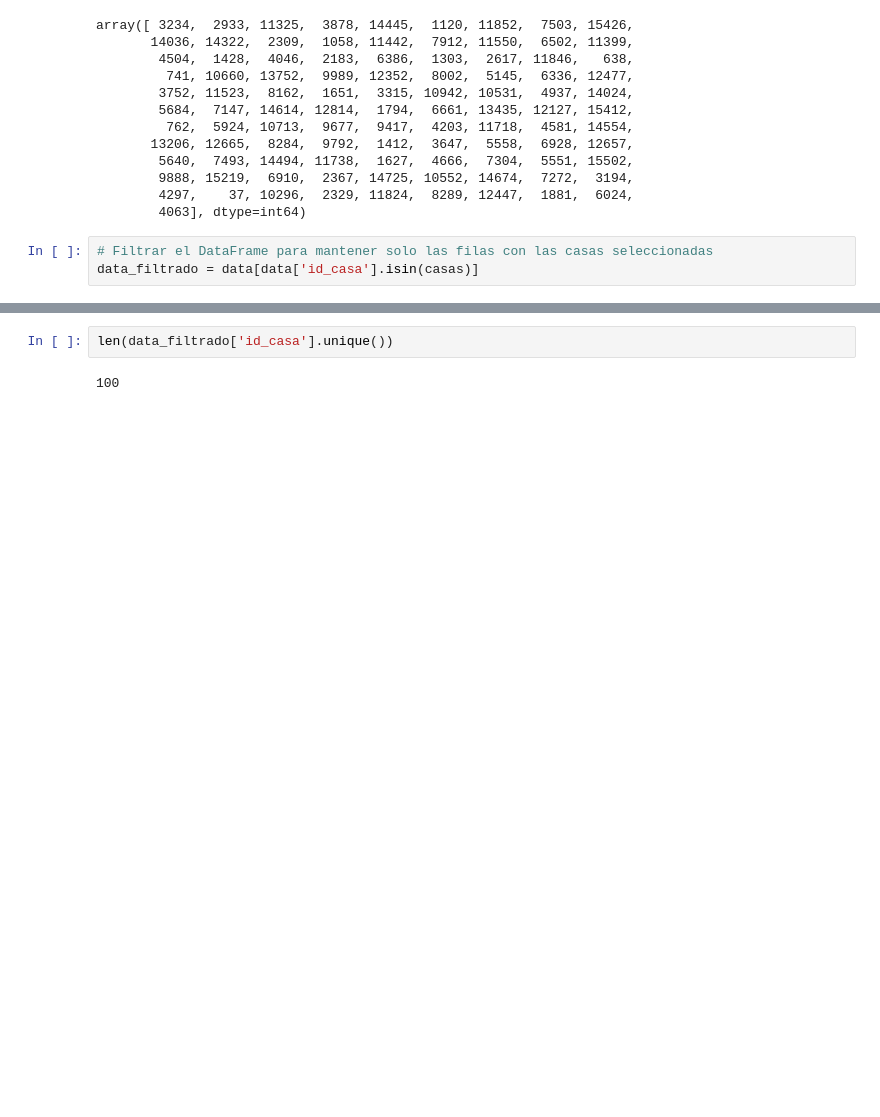
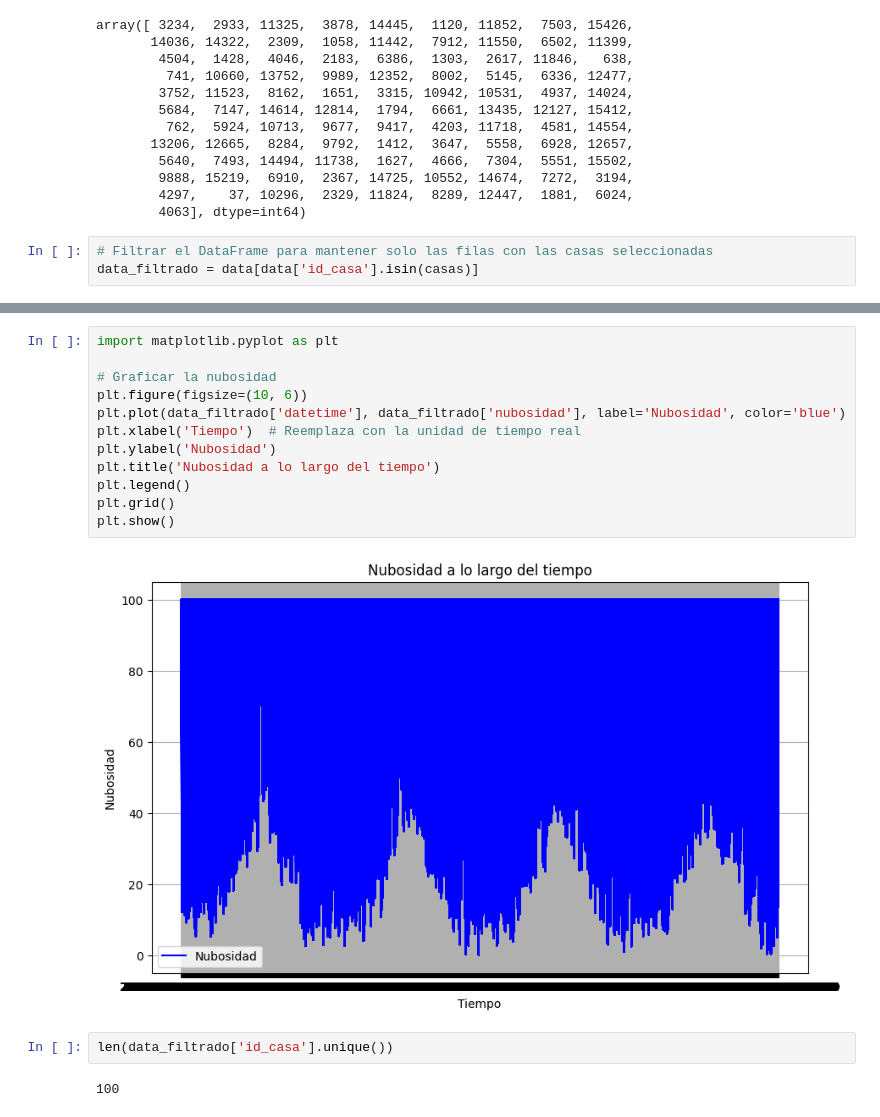
Before and after one commit to hypergalois/SmartGridsAI, a Jupyter notebook: reinceforcement_learning/prepreocesamiento.ipynb, the cells around one changed output, grey strips where cells are left out. Drawn from its saved outputs; the diff is of its cells as text; blank space fills up the shorter version.

```diff
--- a/reinceforcement_learning/prepreocesamiento.ipynb
+++ b/reinceforcement_learning/prepreocesamiento.ipynb
@@ -49,3 +66,17 @@ data_filtrado = data[data['id_casa'].isin(casas)]
+# %%
+import matplotlib.pyplot as plt
+
+# Graficar la nubosidad
+plt.figure(figsize=(10, 6))
+plt.plot(data_filtrado['datetime'], data_filtrado['nubosidad'], label='Nubosidad', color='blue')
+plt.xlabel('Tiempo')  # Reemplaza con la unidad de tiempo real
+plt.ylabel('Nubosidad')
+plt.title('Nubosidad a lo largo del tiempo')
+plt.legend()
+plt.grid()
+plt.show()
+# %% [output]
+[figure, added]
 # %%
 len(data_filtrado['id_casa'].unique())
 # %% [output]
```
Also changed, not shown: parts of 6 cells of this notebook.
